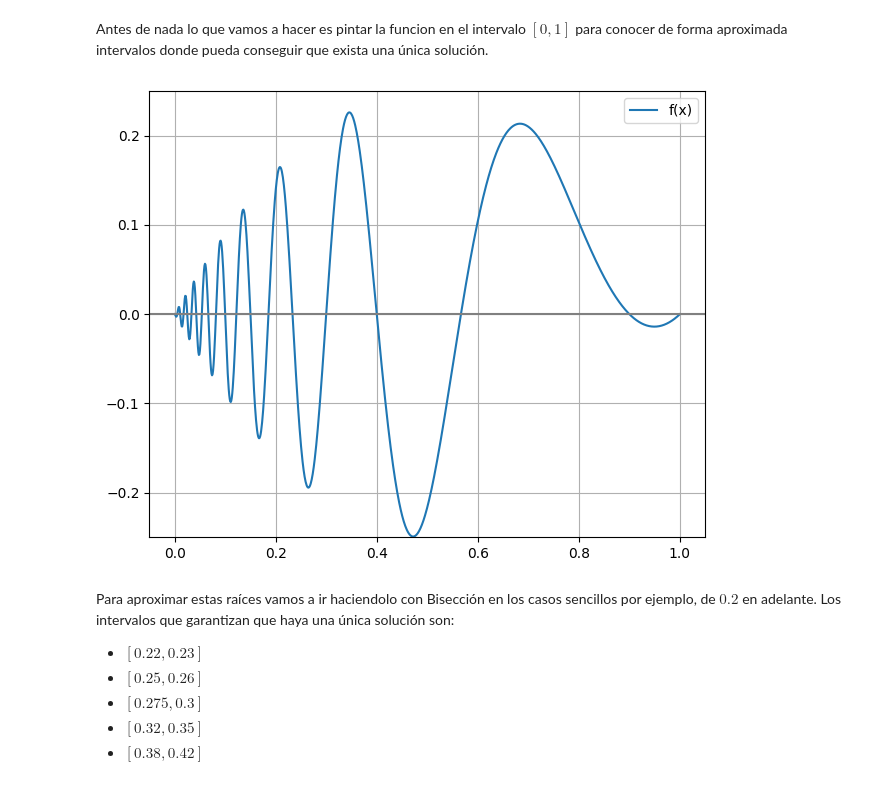
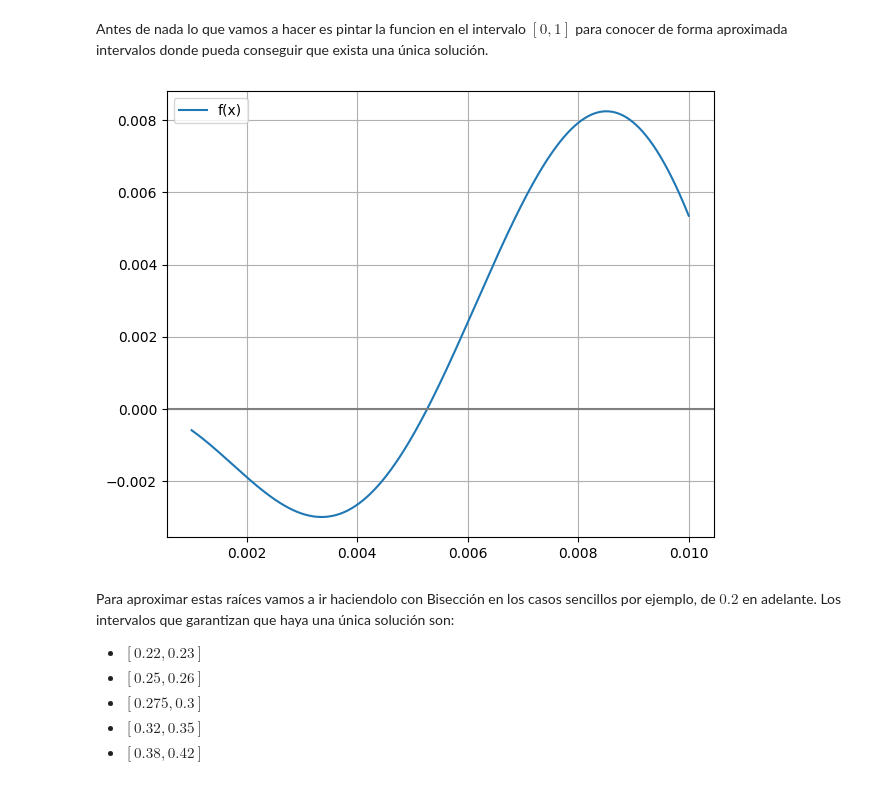
Before and after one commit to eldramas1s/Infomates-ugr, a Jupyter notebook: Tercer_Curso/Segundo_Cuatri/Metodos_Numericos_II/Practicas/P1/Ejercicios_P1.ipynb, the cells around one changed output. Drawn from its saved outputs; the diff is of its cells as text; code cells hidden in the pictures.

```diff
--- a/Tercer_Curso/Segundo_Cuatri/Metodos_Numericos_II/Practicas/Ejercicios_P1.ipynb
+++ b/Tercer_Curso/Segundo_Cuatri/Metodos_Numericos_II/Practicas/P1/Ejercicios_P1.ipynb
@@ -976,10 +977,10 @@ Solucion obtenida:  1.1454598072700088
 # %% [markdown]
 He obtenido una raíz compleja cercana al punto $1+i$.
 # %%
-x = sp.Symbol('x')
-f = x**7 + sp.cos(x) - 3
+
+f = lambda x: x**7 + np.cos(x) - 3
 
 # Aproximación a una raíz compleja
-raiz = sp.nsolve(f, 1 + 1*sp.I)
-print(raiz.evalf())
+raiz = fsolve(f,1)[0]
+raiz
 # %% [output]
@@ -997,25 +998,25 @@ Antes de nada lo que vamos a hacer es pintar la funcion en el intervalo $[0,1]$
 # %%
 
 flambda=lambda x: x*(1-x)*np.sin(2*np.pi/(x+1/10))
 # Hacemos la gráfica
 # Dominio ampliado
-x_values = np.linspace(0,1, 1000)
+x_values = np.linspace(0.001,0.01, 1000)
 
 # Graficar
 plt.figure(figsize=(12, 5))
 
 # Gráfico de f
 plt.subplot(1, 2, 1)
 plt.plot(x_values, flambda(x_values), label="f(x)")
 plt.axhline(0, color='gray')
-plt.ylim(-0.25, 0.25)  # Ajusta el rango para notar diferencias
+# plt.ylim(-0.25, 0.25)  # Ajusta el rango para notar diferencias
 plt.grid(True)
 plt.legend()
 
 plt.tight_layout()
 plt.show()
 # %% [output]
-[figure, old version]
+[figure, new version]
 # %% [markdown]
 Para aproximar estas raíces vamos a ir haciendolo con Bisección en los casos sencillos por ejemplo, de $0.2$ en adelante. Los intervalos que garantizan que haya una única solución son:
 - $[0.22,0.23]$
```
Also changed, not shown: parts of 15 cells of this notebook, 20 other files.
